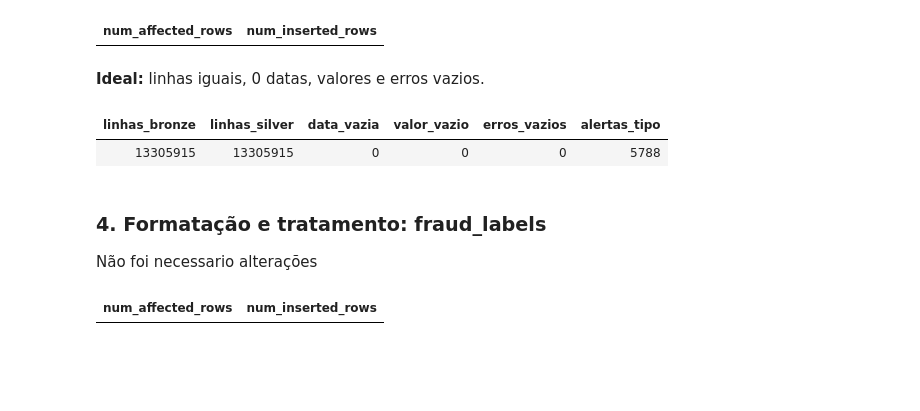
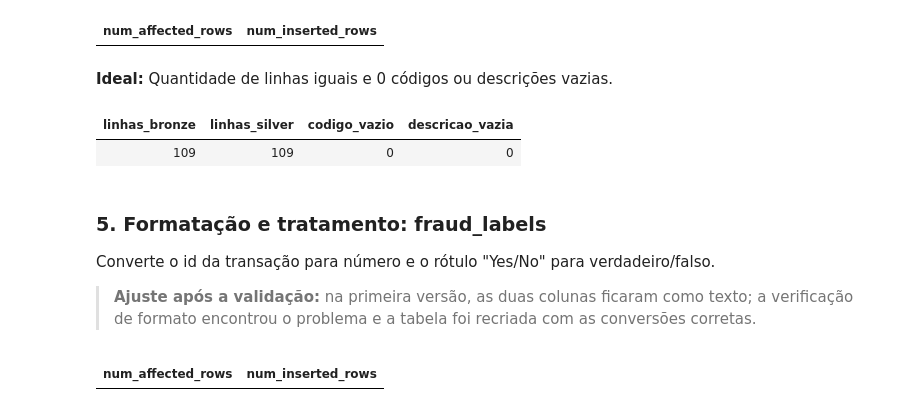
Before and after one commit to emillyssantoss20-crypto/financial_transactions, a Jupyter notebook: processing silver.ipynb, the cells around one changed output. Drawn from its saved outputs; the diff is of its cells as text; code cells hidden in the pictures; blank space fills up the shorter version.

```diff
--- a/processing silver.ipynb
+++ b/processing silver.ipynb
@@ -182,23 +184,23 @@ FROM financial_transactions.bronze.mcc_codes
 # %% [output]
 | num_affected_rows | num_inserted_rows |
 # %% [markdown]
-**Ideal:** linhas iguais, 0 datas, valores e erros vazios.
+**Ideal:** Quantidade de linhas iguais e 0 códigos ou descrições vazias.
 # %%
-  %sql
+%sql
 SELECT
-  (SELECT COUNT(*) FROM financial_transactions.bronze.transactions) AS linhas_bronze,
-  COUNT(*)                            AS linhas_silver,
-  COUNT_IF(transaction_date IS NULL)  AS data_vazia,
-  COUNT_IF(amount IS NULL)            AS valor_vazio,
-  COUNT_IF(errors IS NULL)            AS erros_vazios,
-  COUNT_IF(alert_type_mismatch)       AS alertas_tipo
-FROM financial_transactions.silver.transactions
+  (SELECT COUNT(*) FROM financial_transactions.bronze.mcc_codes) AS linhas_bronze,
+  COUNT(*)                        AS linhas_silver,
+  COUNT_IF(mcc IS NULL)           AS codigo_vazio,
+  COUNT_IF(description IS NULL)   AS descricao_vazia
+FROM financial_transactions.silver.mcc_codes
 # %% [output]
-| linhas_bronze | linhas_silver | data_vazia | valor_vazio | erros_vazios | alertas_tipo |
-| 13305915 | 13305915 | 0 | 0 | 0 | 5788 |
+| linhas_bronze | linhas_silver | codigo_vazio | descricao_vazia |
+| 109 | 109 | 0 | 0 |
-# %% [markdown]
-### 4. Formatação e tratamento: fraud_labels
-Não foi necessario alterações
+# %% [markdown]
+### 5. Formatação e tratamento: fraud_labels
+Converte o id da transação para número e o rótulo "Yes/No" para verdadeiro/falso.
+
+> **Ajuste após a validação:** na primeira versão, as duas colunas ficaram como texto; a verificação de formato encontrou o problema e a tabela foi recriada com as conversões corretas.
 # %%
 %sql
 CREATE OR REPLACE TABLE financial_transactions.silver.fraud_labels AS
```
Also changed, not shown: parts of 16 cells of this notebook.
